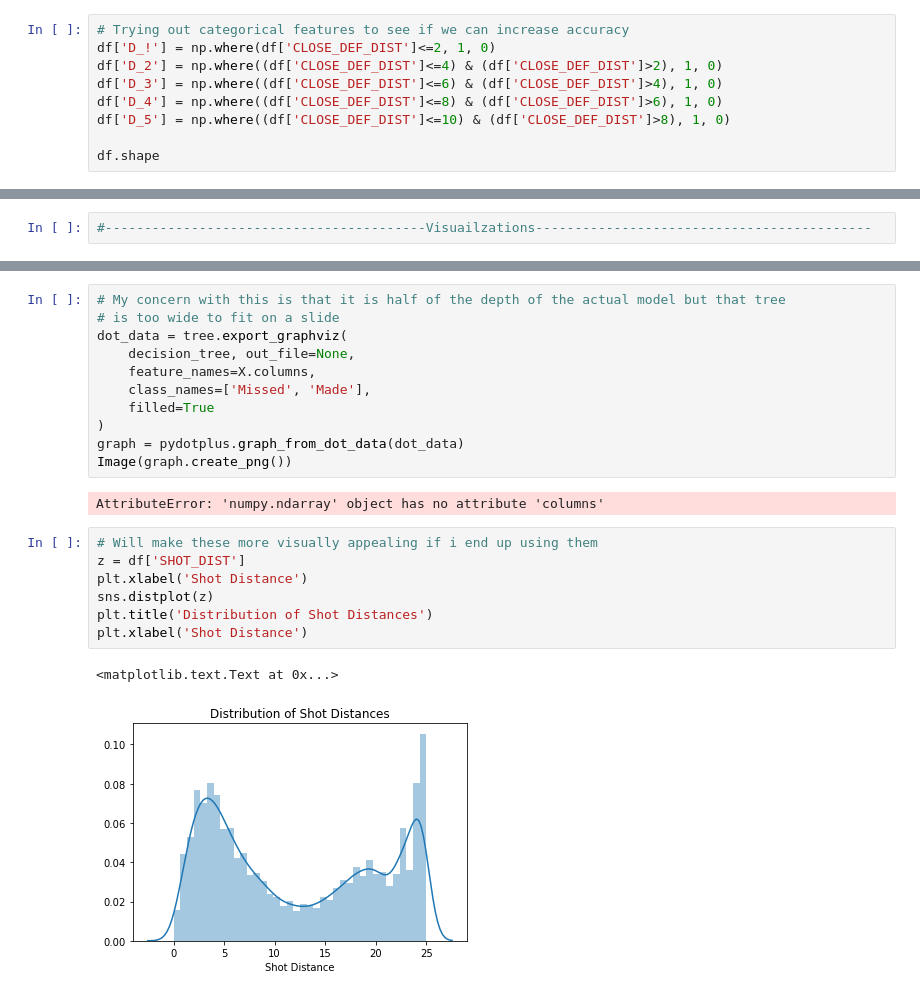
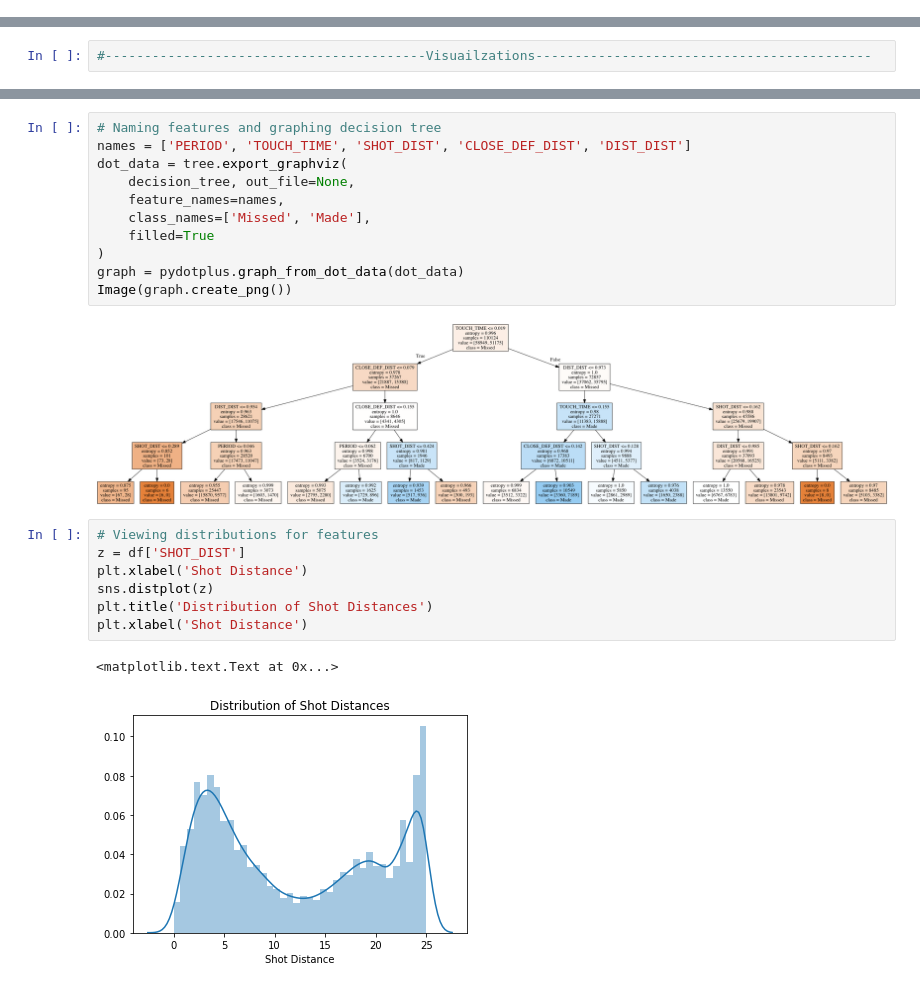
Before and after one commit to kthoward/Thinkful, a Jupyter notebook: *_Portfolio_NBA_Shot_Log.ipynb, the cells around one changed output, grey strips where cells are left out. Saved outputs shown, nothing was run; the diff lists cells and outputs as text.

```diff
--- a/*_Portfolio_NBA_Shot_Log.ipynb
+++ b/*_Portfolio_NBA_Shot_Log.ipynb
@@ -209,12 +214,3 @@ df.head
 128067        81.00  4.100625e+02
 
 [110124 rows x 30 columns]>
-# %%
-# Trying out categorical features to see if we can increase accuracy
-df['D_!'] = np.where(df['CLOSE_DEF_DIST']<=2, 1, 0)
-df['D_2'] = np.where((df['CLOSE_DEF_DIST']<=4) & (df['CLOSE_DEF_DIST']>2), 1, 0)
-df['D_3'] = np.where((df['CLOSE_DEF_DIST']<=6) & (df['CLOSE_DEF_DIST']>4), 1, 0)
-df['D_4'] = np.where((df['CLOSE_DEF_DIST']<=8) & (df['CLOSE_DEF_DIST']>6), 1, 0)
-df['D_5'] = np.where((df['CLOSE_DEF_DIST']<=10) & (df['CLOSE_DEF_DIST']>8), 1, 0)
-
-df.shape
@@ -908,18 +687,18 @@ DecisionTreeClassifier(class_weight=None, criterion='entropy', max_depth=4,
 # %%
-# My concern with this is that it is half of the depth of the actual model but that tree
-# is too wide to fit on a slide
+# Naming features and graphing decision tree
+names = ['PERIOD', 'TOUCH_TIME', 'SHOT_DIST', 'CLOSE_DEF_DIST', 'DIST_DIST']
 dot_data = tree.export_graphviz(
     decision_tree, out_file=None,
-    feature_names=X.columns,
+    feature_names=names,
     class_names=['Missed', 'Made'],
     filled=True
 )
 graph = pydotplus.graph_from_dot_data(dot_data)
 Image(graph.create_png())
 # %% [output]
-AttributeError: 'numpy.ndarray' object has no attribute 'columns'
+[figure, added]
 # %%
-# Will make these more visually appealing if i end up using them
+# Viewing distributions for features
 z = df['SHOT_DIST']
 plt.xlabel('Shot Distance')
 sns.distplot(z)
```
Also changed, not shown: parts of 113 cells of this notebook.
